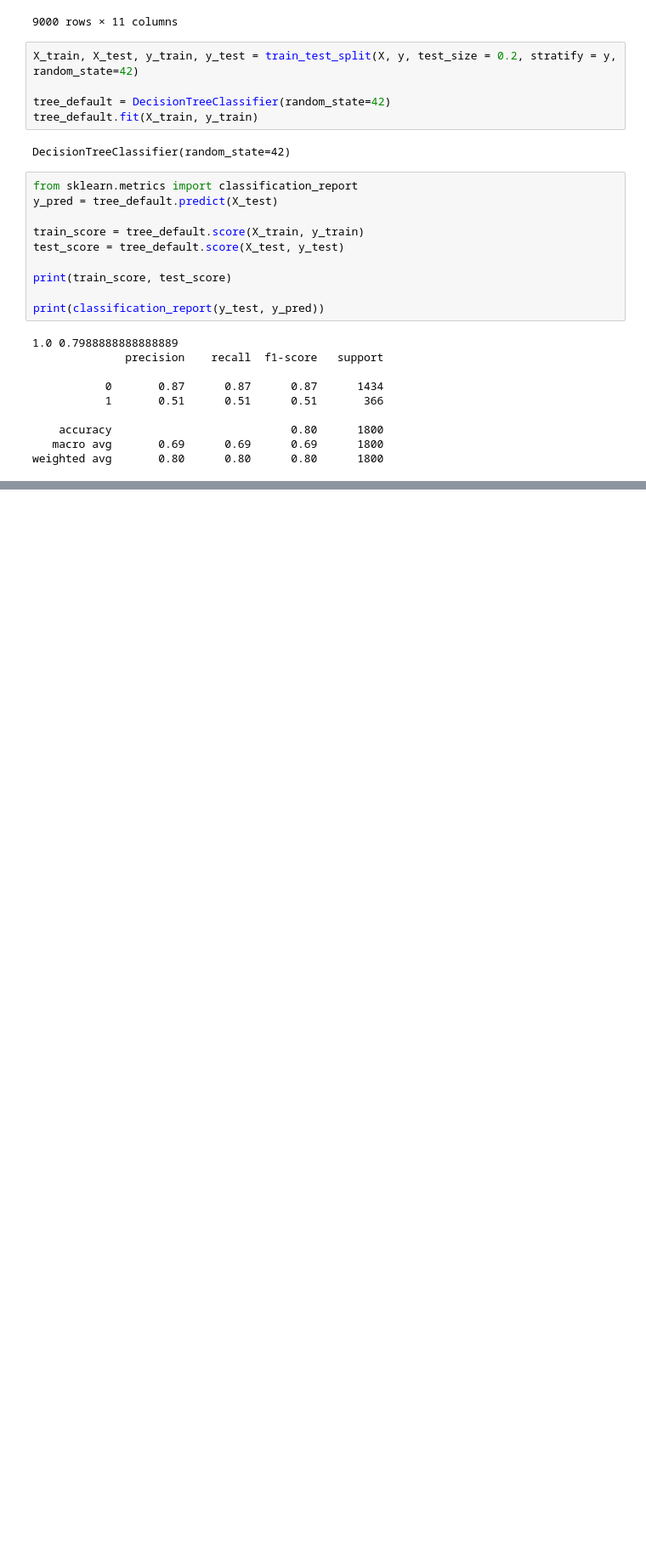
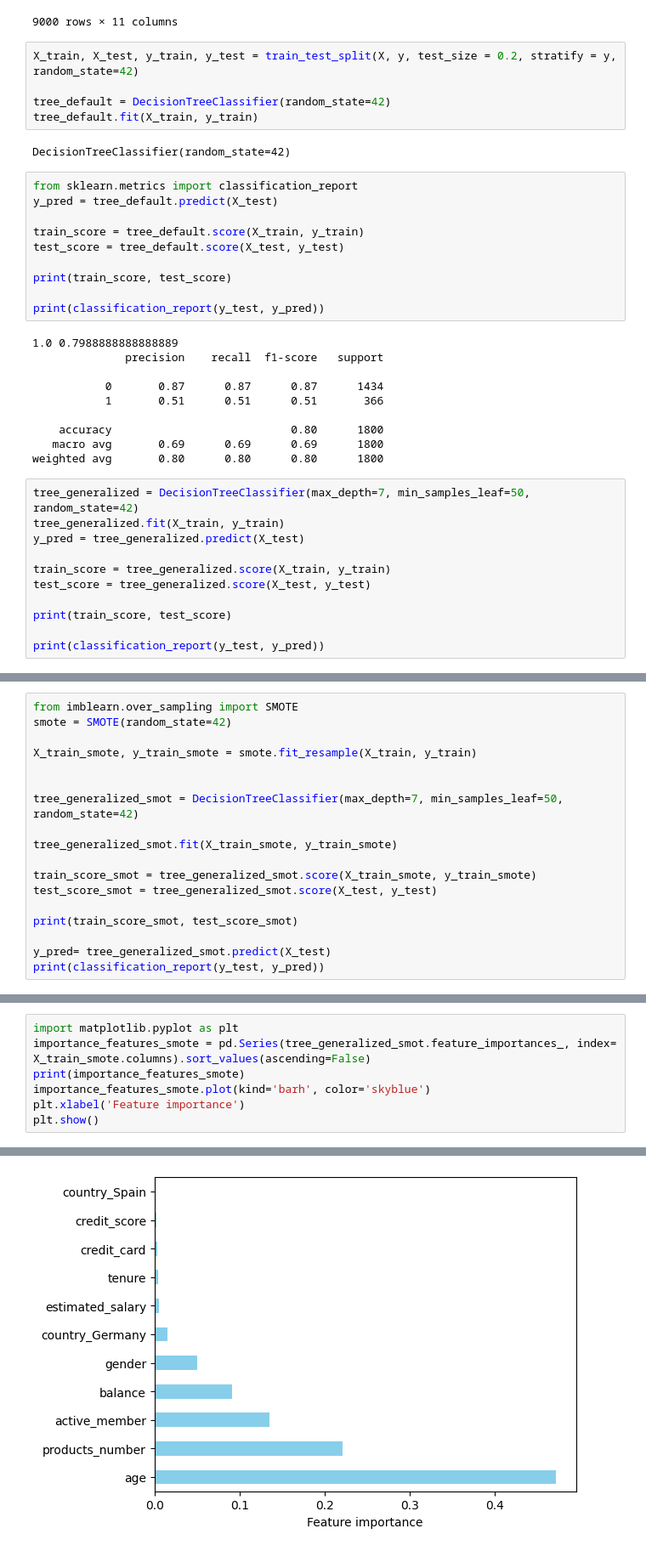
Before and after one commit to mihai20022/EuroBank_International, a Jupyter notebook: notebooks/3.1_model_decision_tree_building.ipynb, the cells around one changed output, grey strips where cells are left out. Shown at 85% size. Drawn from its saved outputs; the diff is of its cells as text; blank space fills up the shorter version.

```diff
--- a/notebooks/3.1_model_decision_tree_building.ipynb
+++ b/notebooks/3.1_model_decision_tree_building.ipynb
@@ -82,3 +82,14 @@ print(classification_report(y_test, y_pred))
     accuracy                           0.80      1800
    macro avg       0.69      0.69      0.69      1800
 weighted avg       0.80      0.80      0.80      1800
+# %%
+tree_generalized = DecisionTreeClassifier(max_depth=7, min_samples_leaf=50, random_state=42)
+tree_generalized.fit(X_train, y_train)
+y_pred = tree_generalized.predict(X_test)
+
+train_score = tree_generalized.score(X_train, y_train)
+test_score = tree_generalized.score(X_test, y_test)
+
+print(train_score, test_score)
+
+print(classification_report(y_test, y_pred))
@@ -84,0 +106,18 @@ weighted avg       0.80      0.80      0.80      1800
+# %%
+from imblearn.over_sampling import SMOTE
+smote = SMOTE(random_state=42)
+
+X_train_smote, y_train_smote = smote.fit_resample(X_train, y_train)
+
+
+tree_generalized_smot = DecisionTreeClassifier(max_depth=7, min_samples_leaf=50, random_state=42)
+
+tree_generalized_smot.fit(X_train_smote, y_train_smote)
+
+train_score_smot = tree_generalized_smot.score(X_train_smote, y_train_smote)
+test_score_smot = tree_generalized_smot.score(X_test, y_test)
+
+print(train_score_smot, test_score_smot)
+
+y_pred= tree_generalized_smot.predict(X_test)
+print(classification_report(y_test, y_pred))
@@ -84,0 +134,8 @@ weighted avg       0.80      0.80      0.80      1800
+# %%
+import matplotlib.pyplot as plt
+importance_features_smote = pd.Series(tree_generalized_smot.feature_importances_, index= X_train_smote.columns).sort_values(ascending=False)
+print(importance_features_smote)
+importance_features_smote.plot(kind='barh', color='skyblue')
+plt.xlabel('Feature importance')
+plt.show()
+# %% [output]
@@ -84,0 +154 @@ weighted avg       0.80      0.80      0.80      1800
+[figure, added]
```
Also changed, not shown: parts of 3 cells of this notebook, 10 other files.
